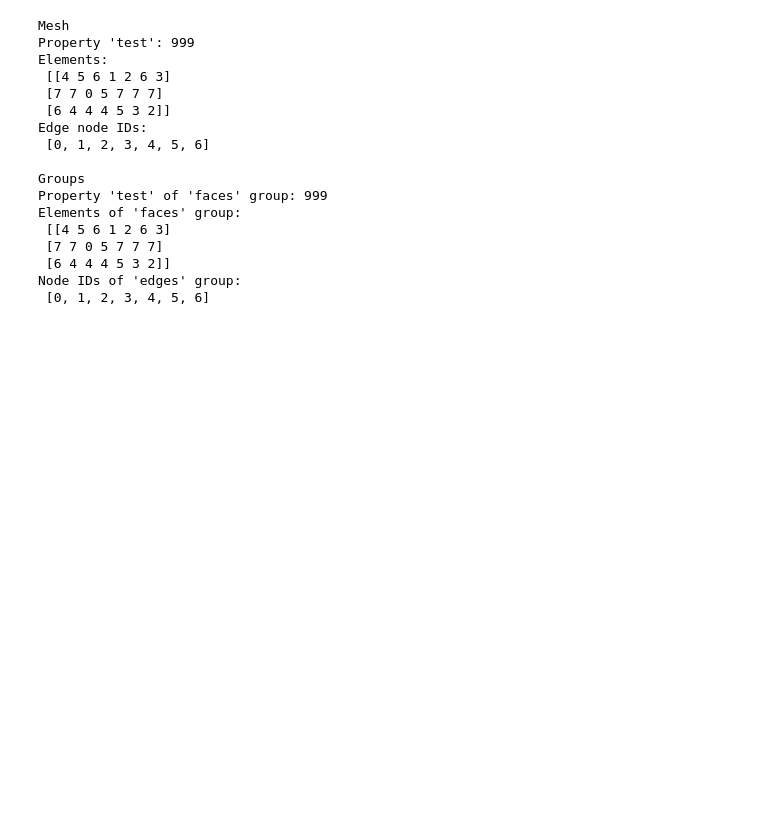
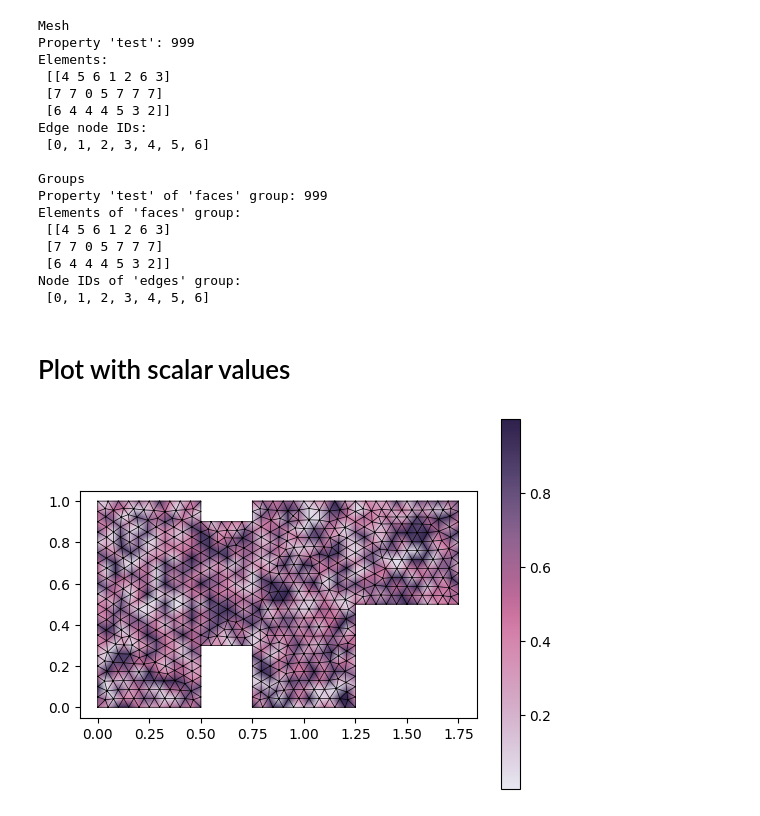
Before and after one commit to matthiasbaitsch/GmshPy, a Jupyter notebook: demos/FEMeshDemo.ipynb, the cells around one changed output. Drawn from its saved outputs; the diff is of its cells as text; code cells hidden in the pictures; blank space fills up the shorter version.

Commit message:
Add plot with scalars

```diff
--- a/demos/FEMeshDemo.ipynb
+++ b/demos/FEMeshDemo.ipynb
@@ -210,3 +215,10 @@ Elements of 'faces' group:
  [6 4 4 4 5 3 2]]
 Node IDs of 'edges' group:
  [0, 1, 2, 3, 4, 5, 6]
+# %% [markdown]
+# Plot with scalar values
+# %%
+m5 = readmsh('gmsh/complex-g1.msh')
+m5.plot(np.random.rand(m5.Nn))
+# %% [output]
+[figure, added]
```
Also changed, not shown: parts of 8 cells of this notebook, 2 other files.
